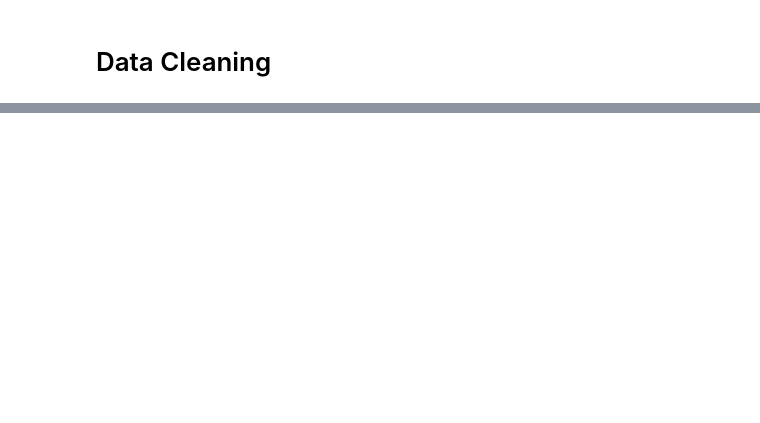
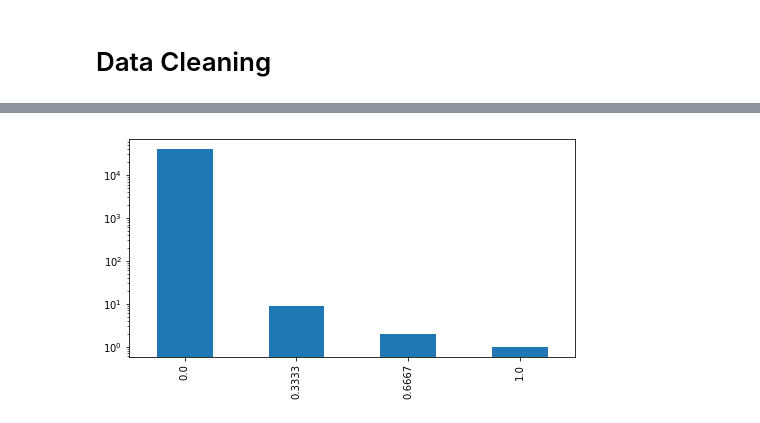
Before and after one commit to mateuszdorobek/Machine-Learning-Classification, a Jupyter notebook: data_extraction.ipynb, the cells around one changed output, grey strips where cells are left out. Saved outputs shown, nothing was run; the diff lists cells and outputs as text; code cells hidden in the pictures; blank space fills up the shorter version.

```diff
--- a/data_extraction.ipynb
+++ b/data_extraction.ipynb
@@ -241,0 +185,7 @@ print(max(nans))
+# %%
+f = 'Var4'
+csv[f] = csv_org[f].fillna(csv[f].mode(dropna = True)[0])
+csv[f] = standarize(csv[f])
+plot(csv[f].sort_values(),small=True)
+# %% [output]
+[figure, added]
```
Also changed, not shown: parts of 38 cells of this notebook.
